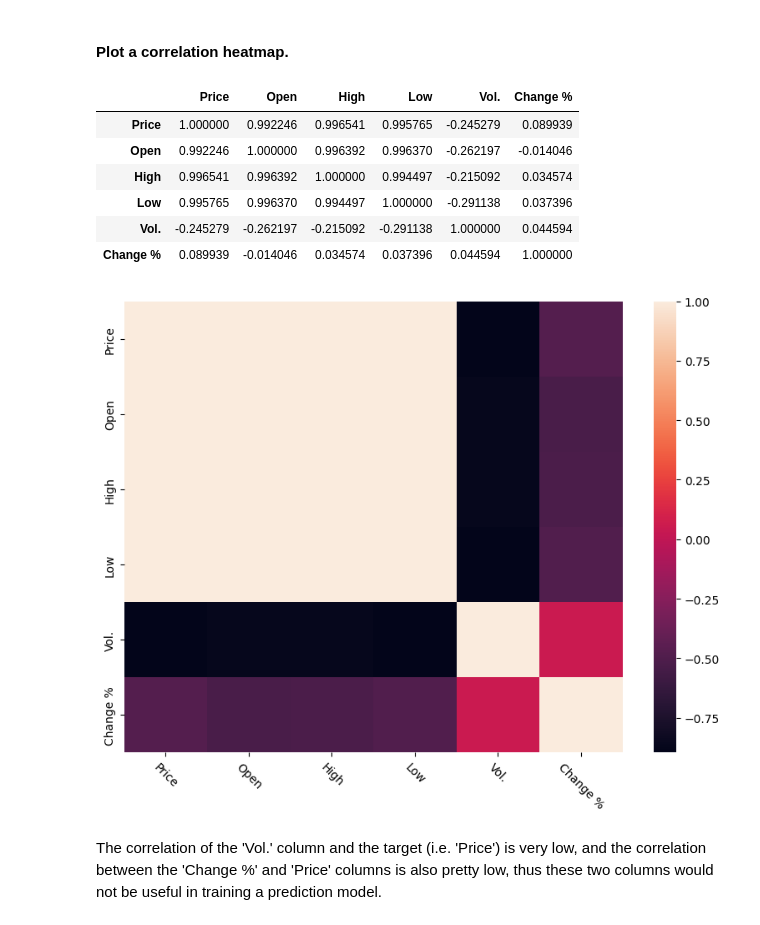
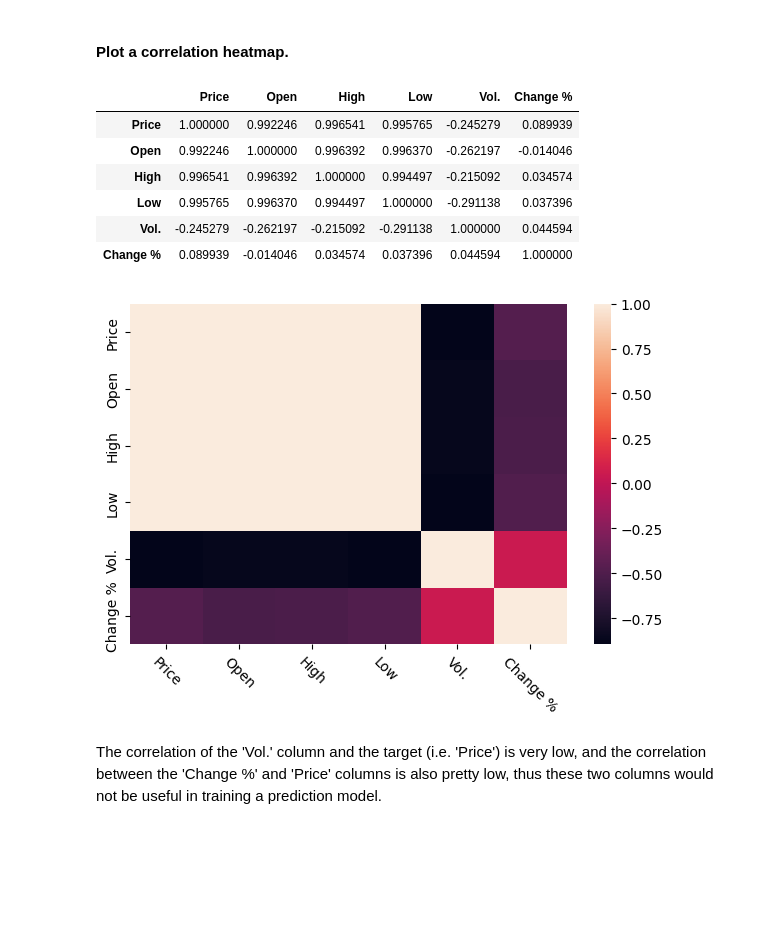
Before and after one commit to henryhyunwookim/ValueInvestor, a Jupyter notebook: ValueInvestor.ipynb, the cells around one changed output. Cells and saved outputs as stored; diff of their text form; code cells hidden in the pictures; blank space fills up the shorter version.

```diff
--- a/ValueInvestor.ipynb
+++ b/ValueInvestor.ipynb
@@ -144,17 +144,17 @@ The 'Vol.' column is right-skewed and the 'Change %' column is roughly normally
 # %% [markdown]
 #### Plot a correlation heatmap.
 # %%
-plot_heatmap(df.corr(), figsize=(8, 6), rotate_xticks=-45)
+plot_heatmap(df.corr(), figsize=(6, 4), rotate_xticks=-45)
 df.corr()
 # %% [output]
 |  | Price | Open | High | Low | Vol. | Change % |
 | Price | 1.000000 | 0.992246 | 0.996541 | 0.995765 | -0.245279 | 0.089939 |
 | Open | 0.992246 | 1.000000 | 0.996392 | 0.996370 | -0.262197 | -0.014046 |
 | High | 0.996541 | 0.996392 | 1.000000 | 0.994497 | -0.215092 | 0.034574 |
 | Low | 0.995765 | 0.996370 | 0.994497 | 1.000000 | -0.291138 | 0.037396 |
 | Vol. | -0.245279 | -0.262197 | -0.215092 | -0.291138 | 1.000000 | 0.044594 |
 | Change % | 0.089939 | -0.014046 | 0.034574 | 0.037396 | 0.044594 | 1.000000 |
-[figure, old version]
+[figure, new version]
 # %% [markdown]
 The correlation of the 'Vol.' column and the target (i.e. 'Price') is very low, and the correlation between the 'Change %' and 'Price' columns is also pretty low, thus these two columns would not be useful in training a prediction model.
 # %% [markdown]
```
Also changed, not shown: parts of 45 cells of this notebook.
